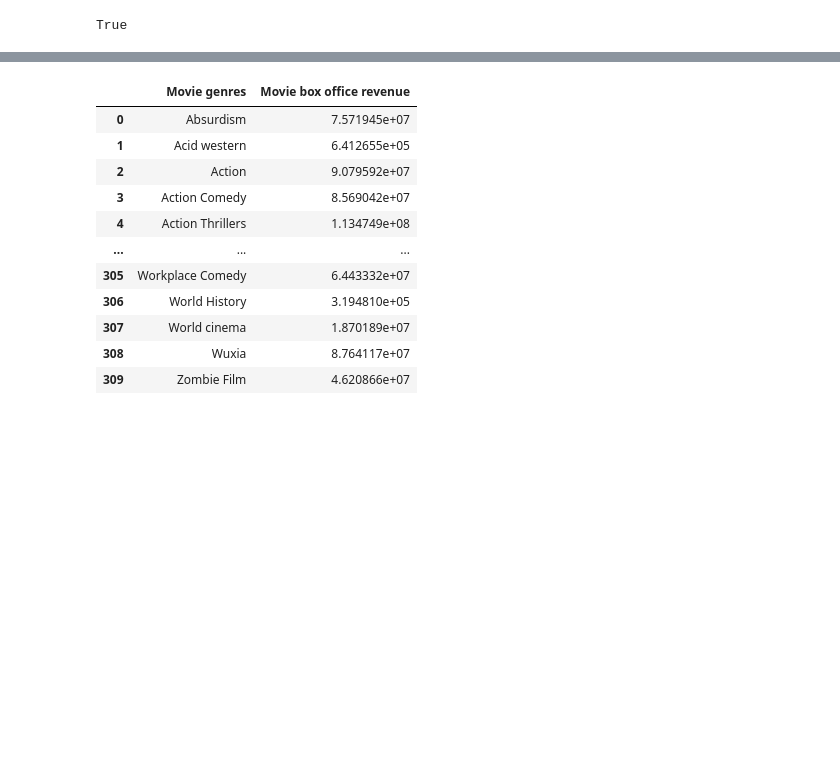
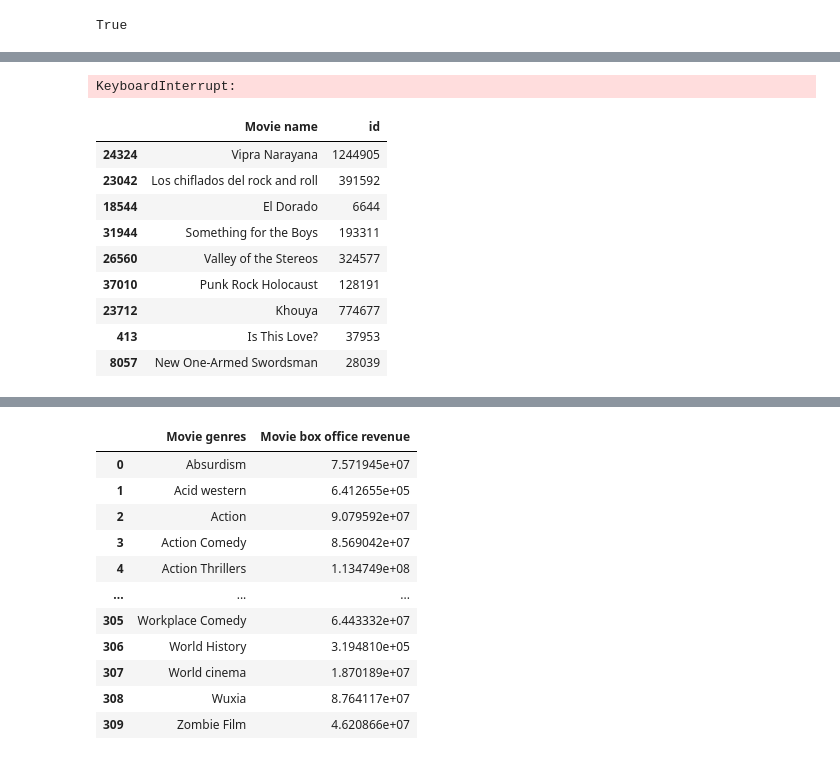
Before and after one commit to epfl-ada/ada-2024-project-conquistada, a Jupyter notebook: analysis1.ipynb, the cells around one changed output, grey strips where cells are left out. Drawn from its saved outputs; the diff is of its cells as text; code cells hidden in the pictures; blank space fills up the shorter version.

```diff
--- a/analysis1.ipynb
+++ b/analysis1.ipynb
@@ -98,0 +52,14 @@ df_imdb.merge(titles, on='tconst', how='inner')
+# %%
+def get_id(query, api_key):
+    url = f"https://api.themoviedb.org/3/search/movie?api_key={api_key}&query={query}&language=en-US&page=1"
+    response = requests.get(url)
+    results = response.json()['results']
+    if len(results) == 0:
+        return pd.NA
+    data = results[0]
+    id = data['id']
+    return id
+# %%
+def id_generator(api_key, movies):
+    movies['id'] = movies['Movie name'].apply(lambda x: get_id(x, api_key))
+    return movies[['Movie name', 'id']]
@@ -99,3 +96,25 @@ df_imdb.merge(titles, on='tconst', how='inner')
+# %%
+columns = ['id', 'movie name', 'budget', 'revenue', 'runtime', 'genres', 'plot', 'original_language', 'release_date', 'vote_average', 'vote_count', 'origin_country', 'spoken_languages', 'production_companies', 'production_countries']
+data = get_datas(movies, columns)
+# %% [output]
+KeyboardInterrupt:
+# %%
+api_key = "f8771939d394040dc6b642d4dc497043"
+tmdb_ids = id_generator(api_key, movies)
+# %%
+tmdb_ids.dropna(subset=['id'])
+tmdb_ids.to_csv('TMDB_IDS.csv', index=True)
+# %% [output]
+|  | Movie name | id |
+| 24324 | Vipra Narayana | 1244905 |
+| 23042 | Los chiflados del rock and roll | 391592 |
+| 18544 | El Dorado | 6644 |
+| 31944 | Something for the Boys | 193311 |
+| 26560 | Valley of the Stereos | 324577 |
+| 37010 | Punk Rock Holocaust | 128191 |
+| 23712 | Khouya | 774677 |
+| 413 | Is This Love? | 37953 |
+| 8057 | New One-Armed Swordsman | 28039 |
 # %%
 movies_copy = movies.copy()
 movies_copy['Movie genres'] = movies['Movie genres'].apply(lambda x: list(json.loads(x).values()))
```
Also changed, not shown: parts of 12 cells of this notebook.
